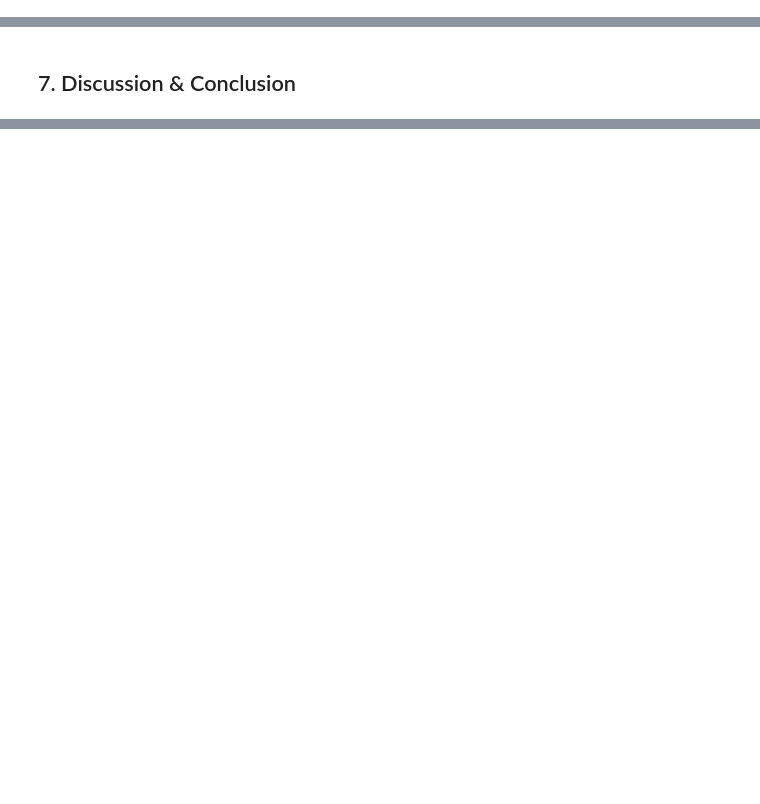
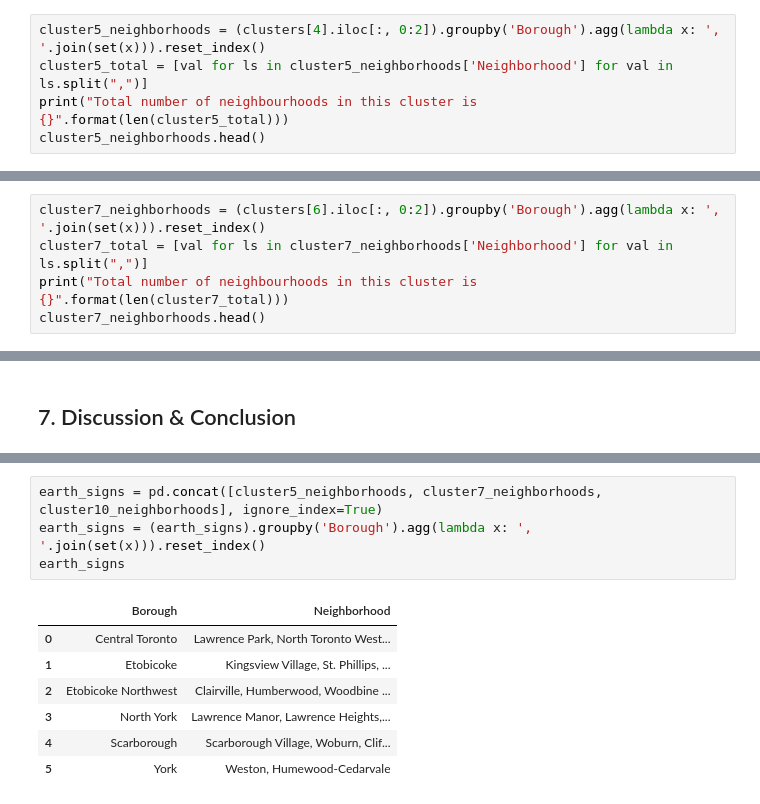
Before and after one commit to Enian22/Segmenting_and_Clustering_Neighborhoods_in_Toronto, a Jupyter notebook: Segmenting_and_Clustering_Neighborhoods_in_Toronto.ipynb, the cells around one changed output, grey strips where cells are left out. Drawn from its saved outputs; the diff is of its cells as text; blank space fills up the shorter version.

```diff
--- a/Segmenting_and_Clustering_Neighborhoods_in_Toronto.ipynb
+++ b/Segmenting_and_Clustering_Neighborhoods_in_Toronto.ipynb
@@ -622,0 +598,5 @@ clusters[4].iloc[:, 0:2]
+# %%
+cluster5_neighborhoods = (clusters[4].iloc[:, 0:2]).groupby('Borough').agg(lambda x: ', '.join(set(x))).reset_index()
+cluster5_total = [val for ls in cluster5_neighborhoods['Neighborhood'] for val in ls.split(",")]
+print("Total number of neighbourhoods in this cluster is {}".format(len(cluster5_total)))
+cluster5_neighborhoods.head()
@@ -676,0 +663,5 @@ clusters[6].iloc[:, 0:2]
+# %%
+cluster7_neighborhoods = (clusters[6].iloc[:, 0:2]).groupby('Borough').agg(lambda x: ', '.join(set(x))).reset_index()
+cluster7_total = [val for ls in cluster7_neighborhoods['Neighborhood'] for val in ls.split(",")]
+print("Total number of neighbourhoods in this cluster is {}".format(len(cluster7_total)))
+cluster7_neighborhoods.head()
@@ -774,0 +857,12 @@ common_plot[9]
+# %%
+earth_signs = pd.concat([cluster5_neighborhoods, cluster7_neighborhoods, cluster10_neighborhoods], ignore_index=True)
+earth_signs = (earth_signs).groupby('Borough').agg(lambda x: ', '.join(set(x))).reset_index()
+earth_signs
+# %% [output]
+|  | Borough | Neighborhood |
+| 0 | Central Toronto | Lawrence Park, North Toronto West... |
+| 1 | Etobicoke | Kingsview Village, St. Phillips, ... |
+| 2 | Etobicoke Northwest | Clairville, Humberwood, Woodbine ... |
+| 3 | North York | Lawrence Manor, Lawrence Heights,... |
+| 4 | Scarborough | Scarborough Village, Woburn, Clif... |
+| 5 | York | Weston, Humewood-Cedarvale |
```
Also changed, not shown: parts of 80 cells of this notebook.
